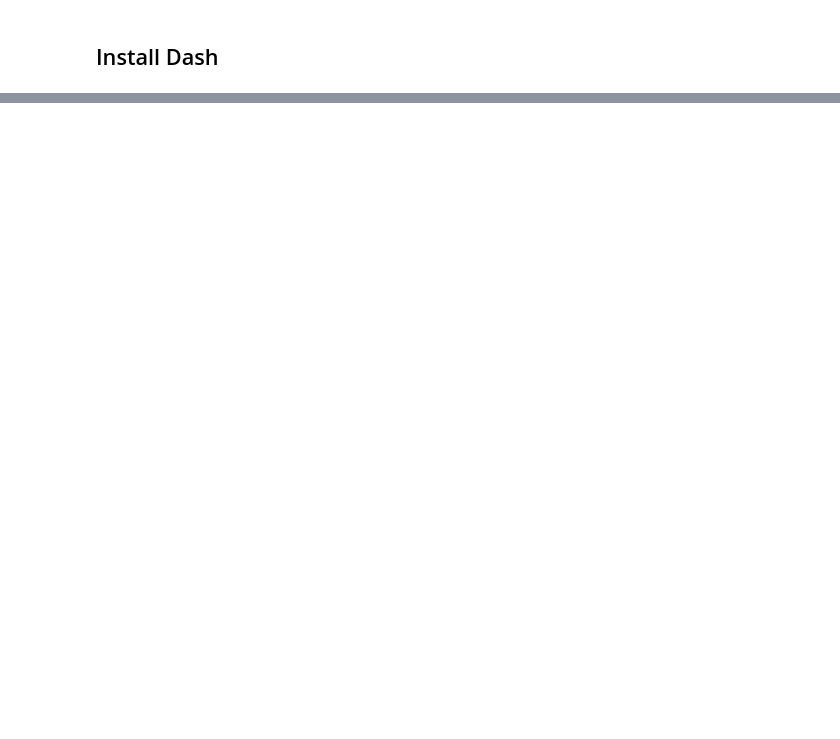
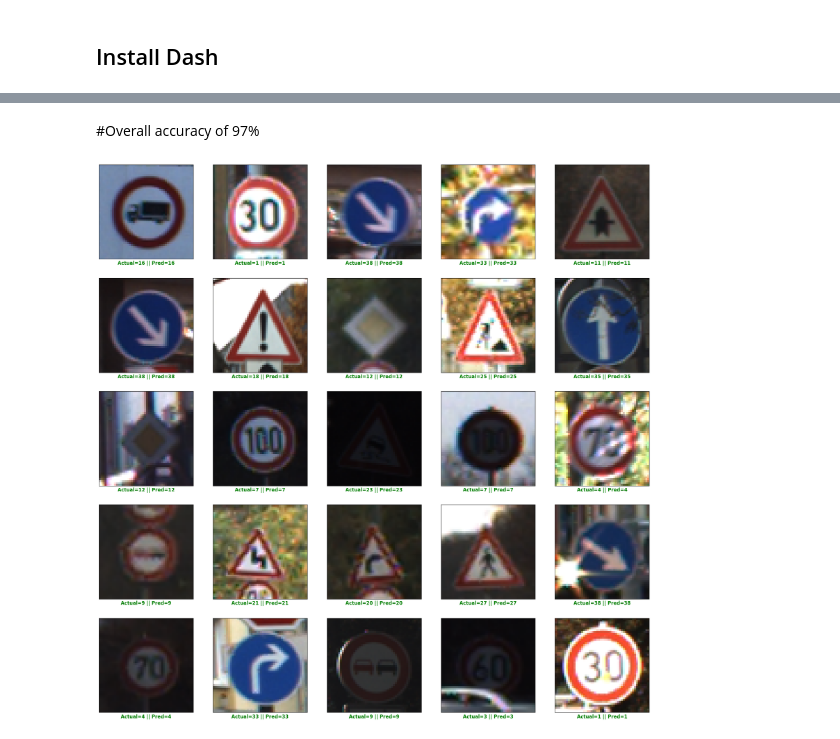
Before and after one commit to akv2011/Nan-Mudhalvan, a Jupyter notebook: Autonomous_Vehicle_Naan_Mudhalvan.ipynb, the cells around one changed output, grey strips where cells are left out. Drawn from its saved outputs; the diff is of its cells as text; code cells hidden in the pictures; blank space fills up the shorter version.

Commit message:
Final Finished model

```diff
--- a/Autonomous_Vehicle_Naan_Mudhalvan.ipynb
+++ b/Autonomous_Vehicle_Naan_Mudhalvan.ipynb
@@ -511,0 +528,3 @@ if __name__ == '__main__':
+# %%
+images = np.load('Training_set.npy')
+label_id = np.load('Label_Id.npy')
@@ -511,0 +656,5 @@ if __name__ == '__main__':
+# %%
+from tensorflow.keras.models import load_model
+model = load_model('Model.h5')
+test_path = '/content/test'
+test_img = sorted(os.listdir(test_path))
@@ -511,0 +701,5 @@ if __name__ == '__main__':
+# %%
+test = pd.read_csv('/content/Test.csv')
+y_test = test['ClassId'].values
+
+y_test
@@ -511,0 +710,7 @@ if __name__ == '__main__':
+# %%
+
+
+y_pred_probs = model.predict(test_images)
+y_pred = np.argmax(y_pred_probs, axis=1)
+
+print(y_pred)
@@ -511,0 +744,29 @@ if __name__ == '__main__':
+# %% [markdown]
+#Overall accuracy of 97%
+# %%
+import matplotlib.pyplot as plt
+
+plt.figure(figsize=(25, 25))
+
+start_index = 0
+for i in range(25):
+    plt.subplot(5, 5, i + 1)
+    plt.grid(False)
+    plt.xticks([])
+    plt.yticks([])
+
+    prediction = y_pred[start_index + i]
+    actual = y_test[start_index + i]
+
+    col = 'g'
+    if prediction != actual:
+        col = 'r'
+
+    # Make the text bigger and bold
+    text = f'Actual={actual} || Pred={prediction}'
+    plt.xlabel(text, color=col, fontsize=12, fontweight='bold')
+
+    plt.imshow(test_images[start_index + i])
+plt.show()
+# %% [output]
+[figure, added]
```
Also changed, not shown: parts of 41 cells of this notebook.
